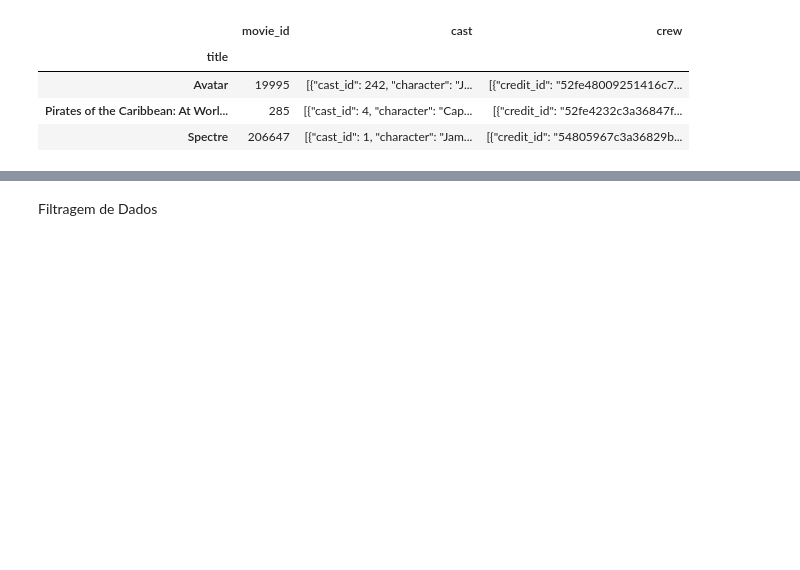
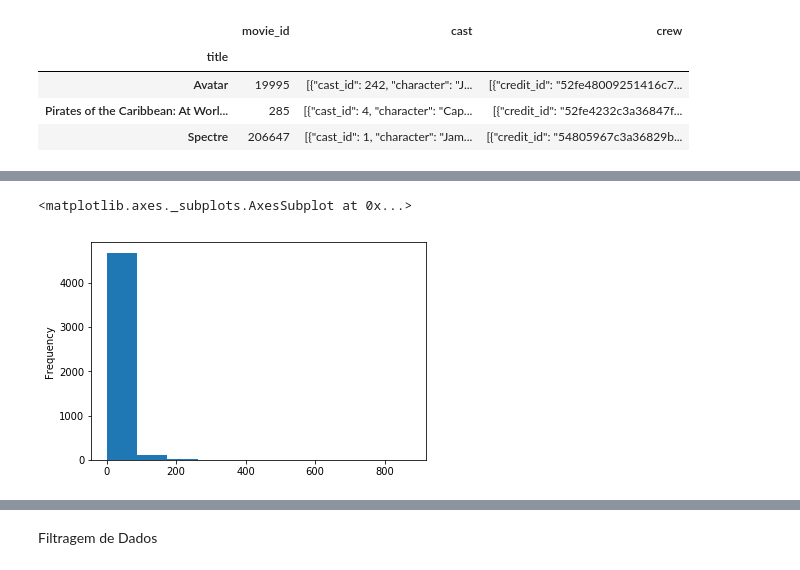
Before and after one commit to GLeviosa/Projeto_3_CD, a Jupyter notebook: Projeto 3.ipynb, the cells around one changed output, grey strips where cells are left out. Drawn from its saved outputs; the diff is of its cells as text; code cells hidden in the pictures; blank space fills up the shorter version.

```diff
--- a/Projeto 3.ipynb
+++ b/Projeto 3.ipynb
@@ -35,0 +46,5 @@ data = data_credits.join(data_movie, how="inner")
+# %%
+data.popularity.plot.hist()
+# %% [output]
+<matplotlib.axes._subplots.AxesSubplot at 0x...>
+[figure, added]
```
Also changed, not shown: parts of 18 cells of this notebook, 3 other files.
